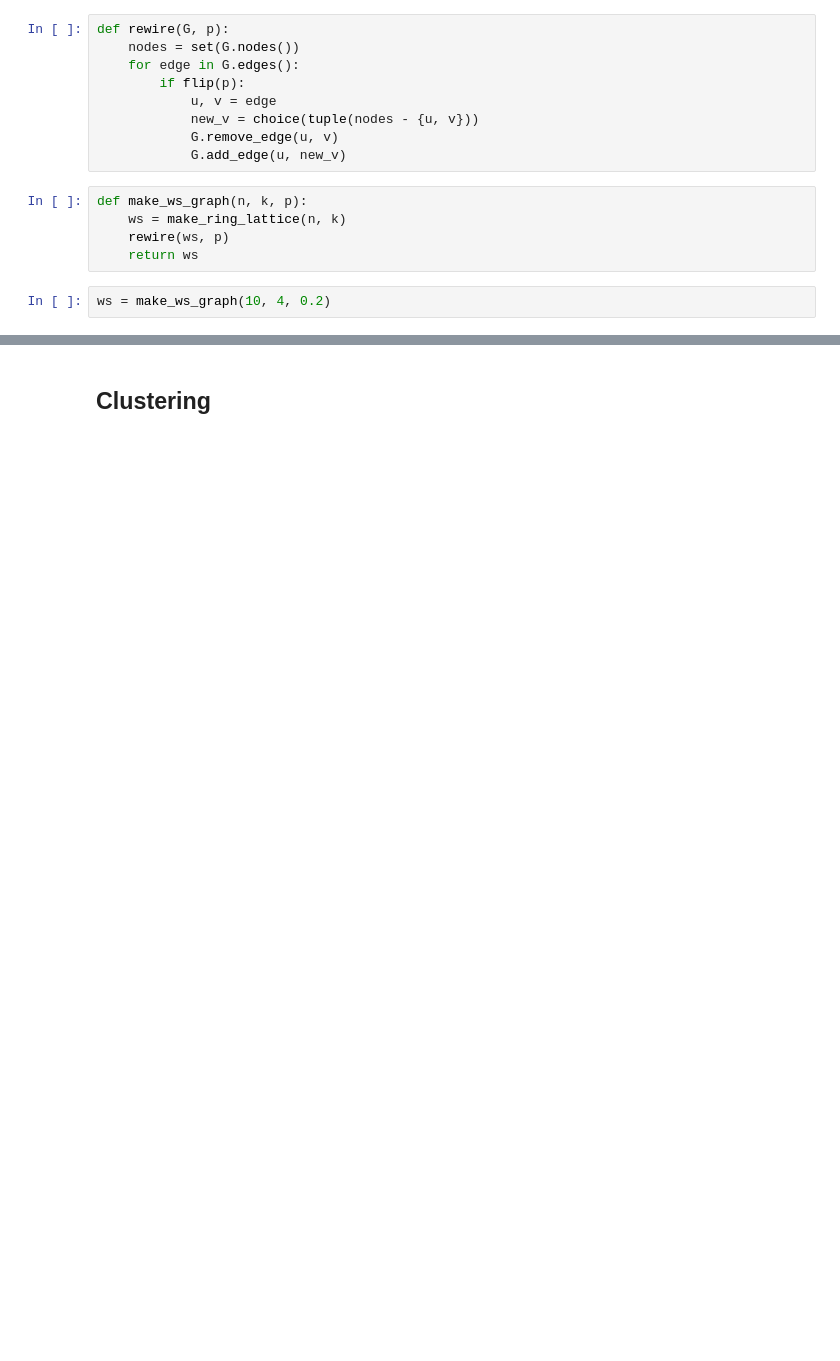
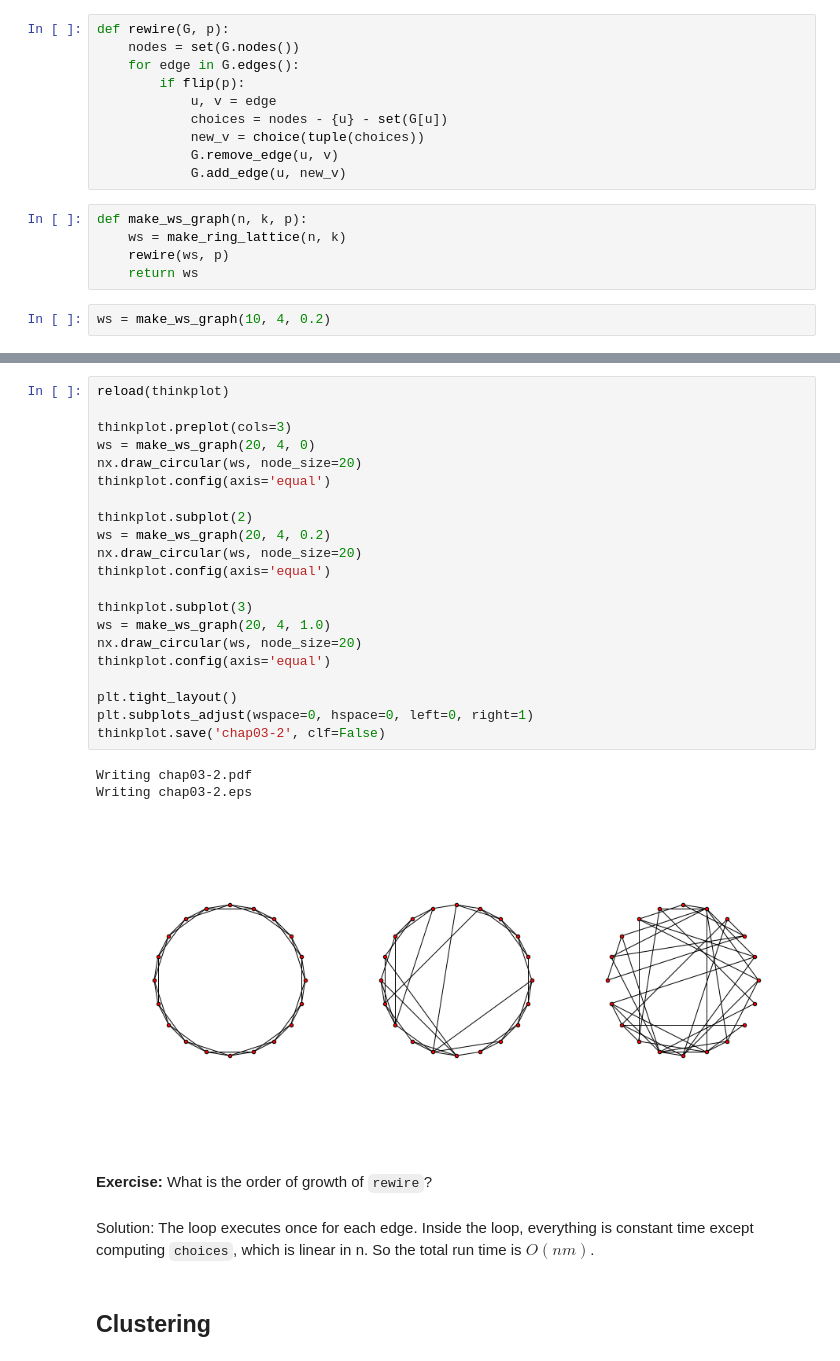
Before and after one commit to AllenDowney/ThinkComplexity2, a Jupyter notebook: code/chap03.ipynb, the cells around one changed output, grey strips where cells are left out. Drawn from its saved outputs; the diff is of its cells as text; blank space fills up the shorter version.

```diff
--- a/code/chap03.ipynb
+++ b/code/chap03.ipynb
@@ -63,7 +81,8 @@ def rewire(G, p):
     for edge in G.edges():
         if flip(p):
             u, v = edge
-            new_v = choice(tuple(nodes - {u, v}))
+            choices = nodes - {u} - set(G[u])
+            new_v = choice(tuple(choices))
             G.remove_edge(u, v)
             G.add_edge(u, new_v)
 # %%
@@ -83,3 +106,32 @@ nx.draw_circular(ws,
+# %%
+reload(thinkplot)
+
+thinkplot.preplot(cols=3)
+ws = make_ws_graph(20, 4, 0)
+nx.draw_circular(ws, node_size=20)
+thinkplot.config(axis='equal')
+
+thinkplot.subplot(2)
+ws = make_ws_graph(20, 4, 0.2)
+nx.draw_circular(ws, node_size=20)
+thinkplot.config(axis='equal')
+
+thinkplot.subplot(3)
+ws = make_ws_graph(20, 4, 1.0)
+nx.draw_circular(ws, node_size=20)
+thinkplot.config(axis='equal')
+
+plt.tight_layout()
+plt.subplots_adjust(wspace=0, hspace=0, left=0, right=1)
+thinkplot.save('chap03-2', clf=False)
+# %% [output]
+Writing chap03-2.pdf
+Writing chap03-2.eps
+[figure, added]
+# %% [markdown]
+**Exercise:** What is the order of growth of `rewire`?
+# %% [markdown]
+Solution: The loop executes once for each edge.  Inside the loop, everything is constant time except computing `choices`, which is linear in n.  So the total run time is $O(nm)$.
 # %% [markdown]
 ## Clustering
 # %%
```
Also changed, not shown: parts of 79 cells of this notebook, 1 other file.
